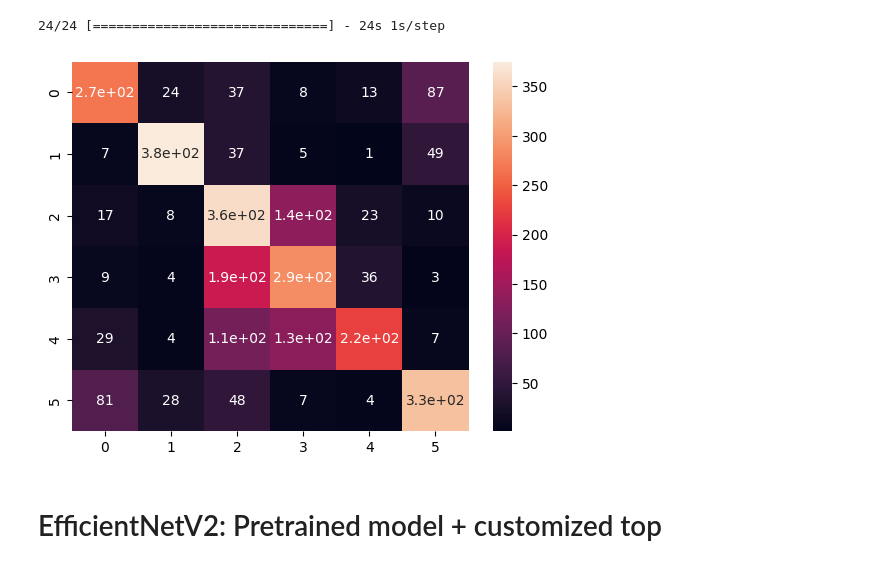
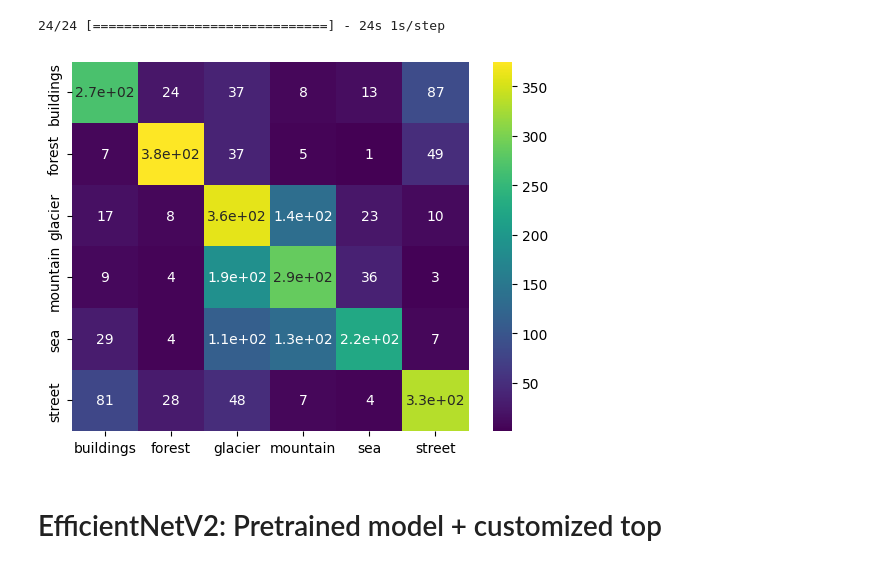
Before and after one commit to lorrespz/Image-Classification-Collection, a Jupyter notebook: natural-scenes-classification-resnet50-others.ipynb, the cells around one changed output. Cells and saved outputs as stored; diff of their text form; code cells hidden in the pictures.

```diff
--- a/natural-scenes-classification-resnet50-others.ipynb
+++ b/natural-scenes-classification-resnet50-others.ipynb
@@ -111,6 +111,8 @@ Label Mappings for classes
 3 : mountain
 4 : sea
 5 : street
+# %%
+values = list(labels.values())
 # %%
 fig, ax = plt.subplots(nrows=4, ncols=4, figsize=(12, 12))
 idx = 0
@@ -225,10 +227,12 @@ y_pred_resnet50 = np.argmax(pred_resnet50, axis=1)
 rn_acc = accuracy_score(y_test,y_pred_resnet50)
 # %%
 sns.heatmap(confusion_matrix(y_test,y_pred_resnet50),
-            annot=True)
+            annot=True, xticklabels=values,
+            yticklabels=values,
+            cmap='viridis')
 plt.show()
 # %% [output]
-[figure, old version]
+[figure, new version]
 # %% [markdown]
 # EfficientNetV2: Pretrained model + customized top
 # %%
```
Also changed, not shown: parts of 4 cells of this notebook.
